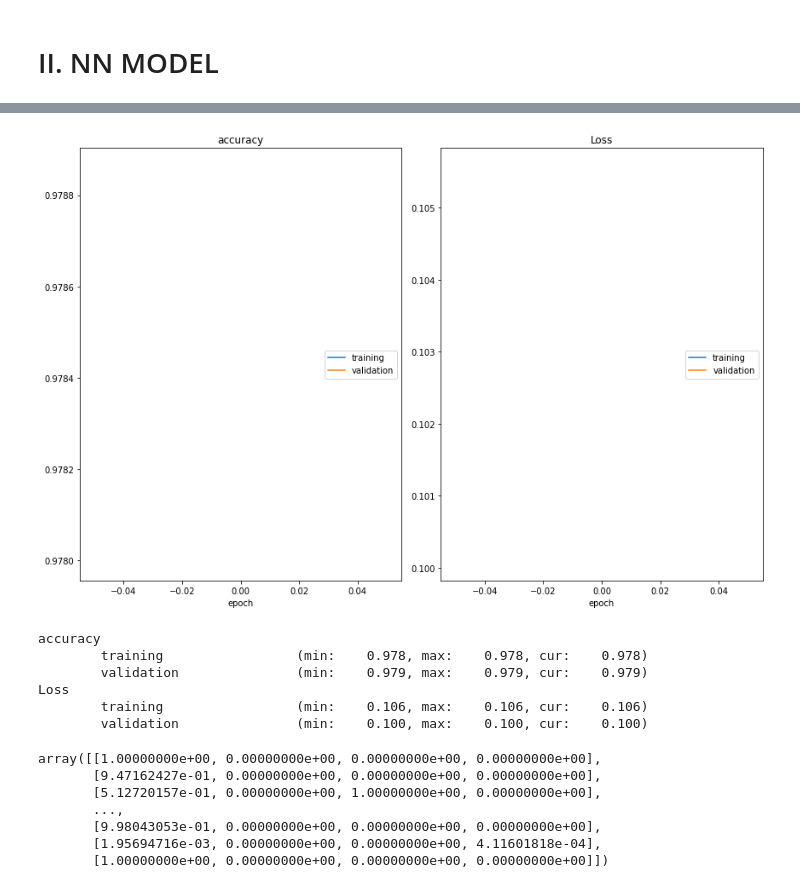
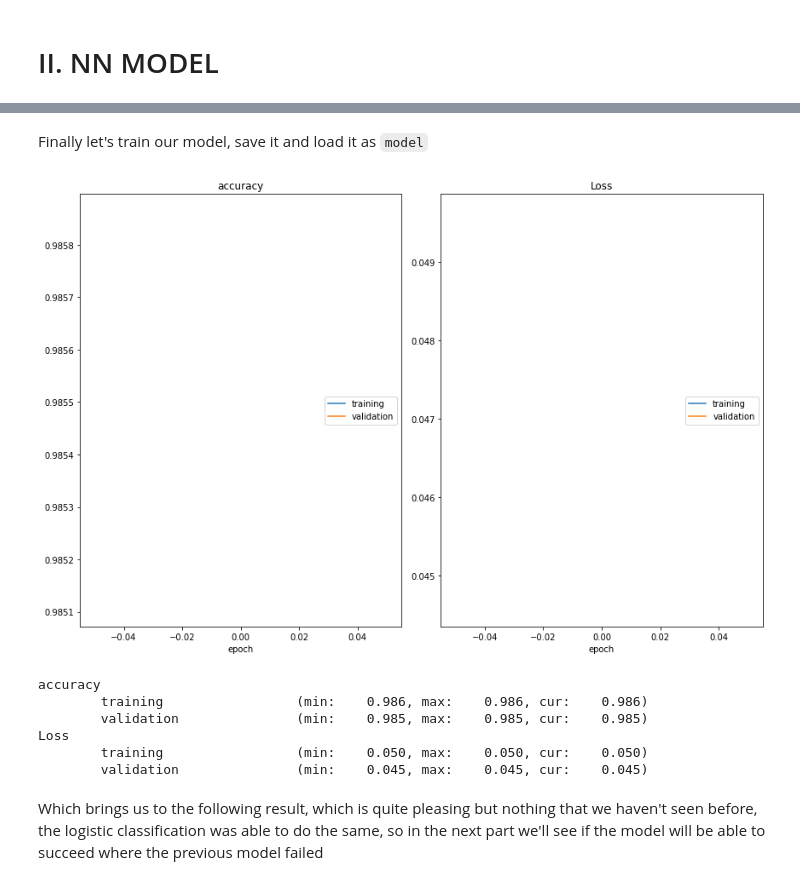
Before and after one commit to mohamed-chamrouk/projet_AIR, a Jupyter notebook: projet_AIR-Neural_Network.ipynb, the cells around one changed output, grey strips where cells are left out. Drawn from its saved outputs; the diff is of its cells as text; code cells hidden in the pictures.

```diff
--- a/projet_AIR-Neural_Network.ipynb
+++ b/projet_AIR-Neural_Network.ipynb
@@ -153,12 +160,0 @@ Let's split our dataset
-# %%
-df_train, df_test = train_test_split(df,test_size=0.2, random_state=1)
-
-columns = ['count', 'num_failed_logins', 'serror_rate', 'dst_bytes']
-
-X_train = df_train[columns]
-X_test = df_test[columns]
-
-y_train = df_train['connection_classes']
-y_test = df_test['connection_classes']
-
-y_train
@@ -455,12 +440,17 @@ def train_model(model, nn_file, X_tr, y_tr, seed, max_epochs=1000,
+# %% [markdown]
+Finally let's train our model, save it and load it as `model`
 # %%
-nn_file = my_path + 'nn-0.1.h5'
+nn_file = my_path + 'nn-1attack.h5'
 
 history = train_model(model, nn_file, X_train, y_train_encoded, seed=5, max_epochs=1)
+
+nn_file = my_path + 'nn-1attack.h5'
+model = load_model(nn_file)
 # %% [output]
-[figure, old version]
+[figure, new version]
 accuracy
-        training                 (min:    0.978, max:    0.978, cur:    0.978)
-        validation               (min:    0.979, max:    0.979, cur:    0.979)
+        training                 (min:    0.986, max:    0.986, cur:    0.986)
+        validation               (min:    0.985, max:    0.985, cur:    0.985)
 Loss
-        training                 (min:    0.106, max:    0.106, cur:    0.106)
-        validation               (min:    0.100, max:    0.100, cur:    0.100)
+        training                 (min:    0.050, max:    0.050, cur:    0.050)
+        validation               (min:    0.045, max:    0.045, cur:    0.045)
@@ -470,13 +457,5 @@ model = load_model(nn_file)
-# %%
-X_test
-# %% [output]
-array([[1.00000000e+00, 0.00000000e+00, 0.00000000e+00, 0.00000000e+00],
-       [9.47162427e-01, 0.00000000e+00, 0.00000000e+00, 0.00000000e+00],
-       [5.12720157e-01, 0.00000000e+00, 1.00000000e+00, 0.00000000e+00],
-       ...,
-       [9.98043053e-01, 0.00000000e+00, 0.00000000e+00, 0.00000000e+00],
-       [1.95694716e-03, 0.00000000e+00, 0.00000000e+00, 4.11601818e-04],
-       [1.00000000e+00, 0.00000000e+00, 0.00000000e+00, 0.00000000e+00]])
+# %% [markdown]
+Which brings us to the following result, which is quite pleasing but nothing that we haven't seen before, the logistic classification was able to do the same, so in the next part we'll see if the model will be able to succeed where the previous model failed
 # %%
 y_proba = model.predict(X_test)
 pred_label = model.predict_classes(X_test)
```
Also changed, not shown: parts of 32 cells of this notebook.
